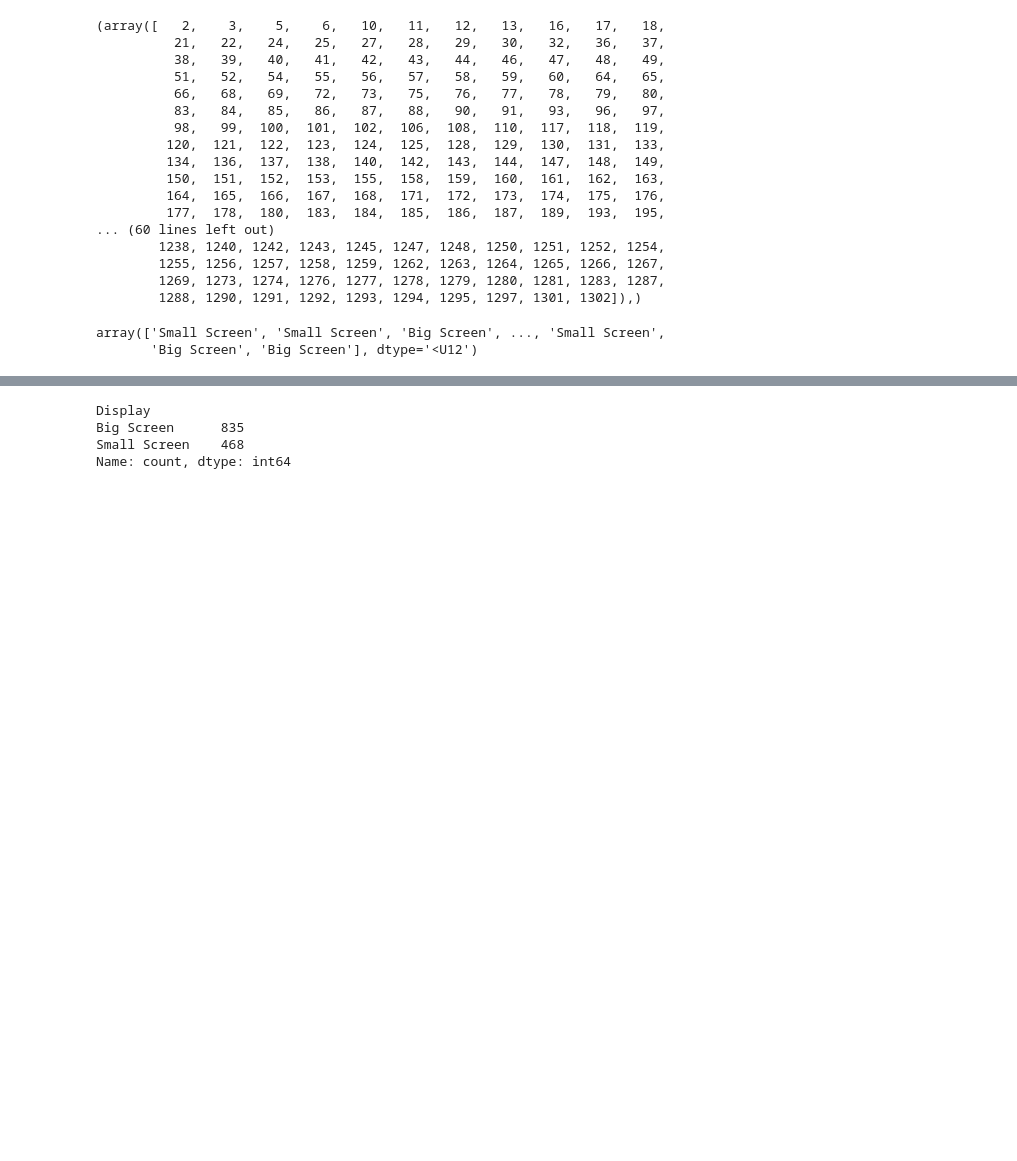
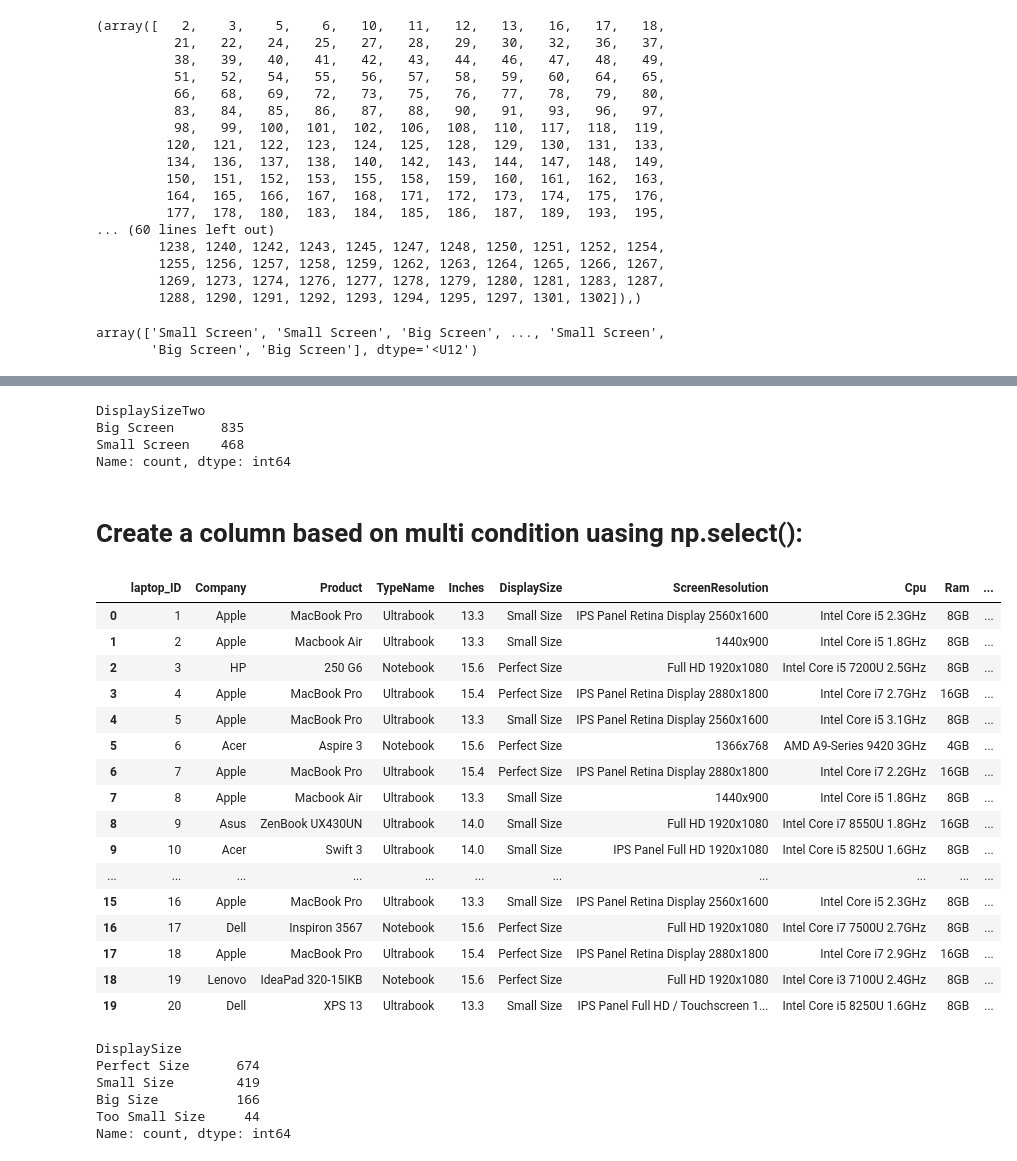
Before and after one commit to m-mhe/numpy_and_pandas, a Jupyter notebook: column_creation_based_on_condition.ipynb, the cells around one changed output, grey strips where cells are left out. Drawn from its saved outputs; the diff is of its cells as text; code cells hidden in the pictures; blank space fills up the shorter version.

Commit message:
column creation based on multi conditions added

```diff
--- a/column_creation_based_on_condition.ipynb
+++ b/column_creation_based_on_condition.ipynb
@@ -46,7 +46,7 @@ np.where(dfLaptops["Inches"]>=15, "Big Screen", "Small Screen") # Returns an arr
 array(['Small Screen', 'Small Screen', 'Big Screen', ..., 'Small Screen',
        'Big Screen', 'Big Screen'], dtype='<U12')
 # %%
-dfLaptops = dfLaptops.assign(Display = np.where(dfLaptops["Inches"]>15, "Big Screen", "Small Screen")) # Creating a column based on one condition uasing np.where():
+dfLaptops = dfLaptops.assign(DisplaySizeTwo = np.where(dfLaptops["Inches"]>15, "Big Screen", "Small Screen")) # Creating a column based on one condition uasing np.where():
 dfLaptops.head(5)
 # %% [output]
 |  | laptop_ID | Company | Product | TypeName | Inches | ScreenResolution | Cpu | Ram | Memory | Gpu | ... |
@@ -56,9 +56,45 @@ dfLaptops.head(5)
 | 3 | 4 | Apple | MacBook Pro | Ultrabook | 15.4 | IPS Panel Retina Display 2880x1800 | Intel Core i7 2.7GHz | 16GB | 512GB SSD | AMD Radeon Pro 455 | ... |
 | 4 | 5 | Apple | MacBook Pro | Ultrabook | 13.3 | IPS Panel Retina Display 2560x1600 | Intel Core i5 3.1GHz | 8GB | 256GB SSD | Intel Iris Plus Graphics 650 | ... |
 # %%
-dfLaptops["Display"].value_counts()
+dfLaptops["DisplaySizeTwo"].value_counts()
 # %% [output]
-Display
+DisplaySizeTwo
 Big Screen      835
 Small Screen    468
 Name: count, dtype: int64
+# %% [markdown]
+# Create a column based on multi condition uasing np.select():
+# %%
+conditions = [dfLaptops["Inches"]>16, (dfLaptops["Inches"]<=16) & (dfLaptops["Inches"]>14), (dfLaptops["Inches"]<=14) & (dfLaptops["Inches"]>12), dfLaptops["Inches"]<=12]
+outComeOfEachConditions = ["Big Size", "Perfect Size", "Small Size", "Too Small Size"]
+
+dfLaptops.insert(5, "DisplaySize", np.select(conditions, outComeOfEachConditions))
+
+dfLaptops.head(20)
+# %% [output]
+|  | laptop_ID | Company | Product | TypeName | Inches | DisplaySize | ScreenResolution | Cpu | Ram | ... |
+| 0 | 1 | Apple | MacBook Pro | Ultrabook | 13.3 | Small Size | IPS Panel Retina Display 2560x1600 | Intel Core i5 2.3GHz | 8GB | ... |
+| 1 | 2 | Apple | Macbook Air | Ultrabook | 13.3 | Small Size | 1440x900 | Intel Core i5 1.8GHz | 8GB | ... |
+| 2 | 3 | HP | 250 G6 | Notebook | 15.6 | Perfect Size | Full HD 1920x1080 | Intel Core i5 7200U 2.5GHz | 8GB | ... |
+| 3 | 4 | Apple | MacBook Pro | Ultrabook | 15.4 | Perfect Size | IPS Panel Retina Display 2880x1800 | Intel Core i7 2.7GHz | 16GB | ... |
+| 4 | 5 | Apple | MacBook Pro | Ultrabook | 13.3 | Small Size | IPS Panel Retina Display 2560x1600 | Intel Core i5 3.1GHz | 8GB | ... |
+| 5 | 6 | Acer | Aspire 3 | Notebook | 15.6 | Perfect Size | 1366x768 | AMD A9-Series 9420 3GHz | 4GB | ... |
+| 6 | 7 | Apple | MacBook Pro | Ultrabook | 15.4 | Perfect Size | IPS Panel Retina Display 2880x1800 | Intel Core i7 2.2GHz | 16GB | ... |
+| 7 | 8 | Apple | Macbook Air | Ultrabook | 13.3 | Small Size | 1440x900 | Intel Core i5 1.8GHz | 8GB | ... |
+| 8 | 9 | Asus | ZenBook UX430UN | Ultrabook | 14.0 | Small Size | Full HD 1920x1080 | Intel Core i7 8550U 1.8GHz | 16GB | ... |
+| 9 | 10 | Acer | Swift 3 | Ultrabook | 14.0 | Small Size | IPS Panel Full HD 1920x1080 | Intel Core i5 8250U 1.6GHz | 8GB | ... |
+| ... | ... | ... | ... | ... | ... | ... | ... | ... | ... | ... |
+| 15 | 16 | Apple | MacBook Pro | Ultrabook | 13.3 | Small Size | IPS Panel Retina Display 2560x1600 | Intel Core i5 2.3GHz | 8GB | ... |
+| 16 | 17 | Dell | Inspiron 3567 | Notebook | 15.6 | Perfect Size | Full HD 1920x1080 | Intel Core i7 7500U 2.7GHz | 8GB | ... |
+| 17 | 18 | Apple | MacBook Pro | Ultrabook | 15.4 | Perfect Size | IPS Panel Retina Display 2880x1800 | Intel Core i7 2.9GHz | 16GB | ... |
+| 18 | 19 | Lenovo | IdeaPad 320-15IKB | Notebook | 15.6 | Perfect Size | Full HD 1920x1080 | Intel Core i3 7100U 2.4GHz | 8GB | ... |
+| 19 | 20 | Dell | XPS 13 | Ultrabook | 13.3 | Small Size | IPS Panel Full HD / Touchscreen 1... | Intel Core i5 8250U 1.6GHz | 8GB | ... |
+# %%
+dfLaptops.value_counts("DisplaySize")
+# %% [output]
+DisplaySize
+Perfect Size      674
+Small Size        419
+Big Size          166
+Too Small Size     44
+Name: count, dtype: int64
```
